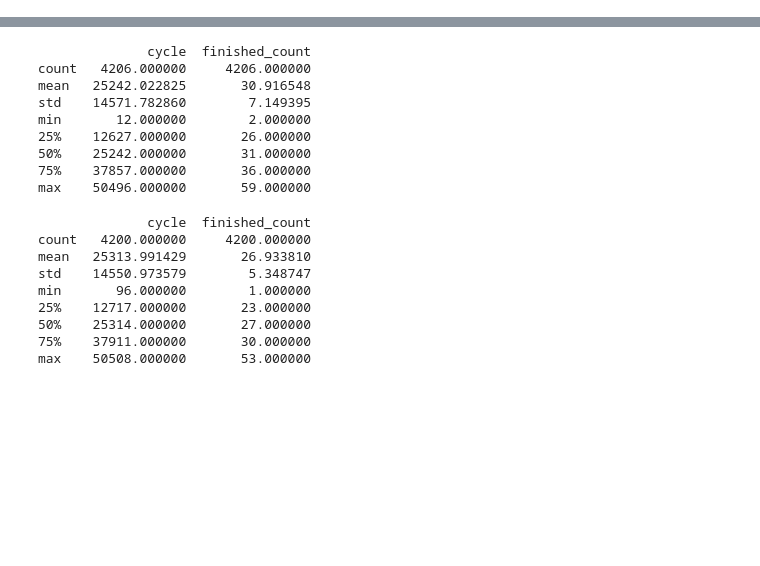
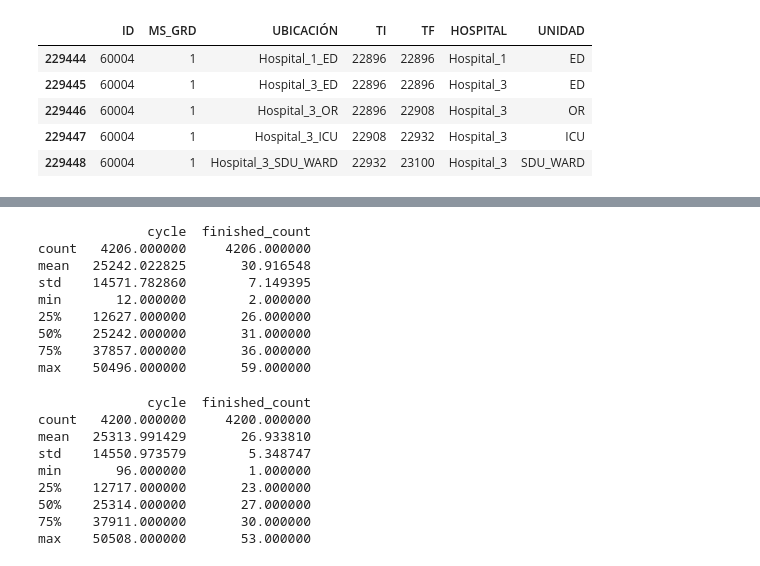
Before and after one commit to franfonte/Capstone, a Jupyter notebook: simulacion/1. codigo analisis/analisis_datos.ipynb, the cells around one changed output, grey strips where cells are left out. Saved outputs shown, nothing was run; the diff lists cells and outputs as text; code cells hidden in the pictures; blank space fills up the shorter version.

```diff
--- a/simulacion/1. codigo analisis/analisis_datos.ipynb
+++ b/simulacion/1. codigo analisis/analisis_datos.ipynb
@@ -45,0 +74,9 @@ print(cantidad)
+# %%
+df[df["ID"] == 60004]
+# %% [output]
+|  | ID | MS_GRD | UBICACIÓN | TI | TF | HOSPITAL | UNIDAD |
+| 229444 | 60004 | 1 | Hospital_1_ED | 22896 | 22896 | Hospital_1 | ED |
+| 229445 | 60004 | 1 | Hospital_3_ED | 22896 | 22896 | Hospital_3 | ED |
+| 229446 | 60004 | 1 | Hospital_3_OR | 22896 | 22908 | Hospital_3 | OR |
+| 229447 | 60004 | 1 | Hospital_3_ICU | 22908 | 22932 | Hospital_3 | ICU |
+| 229448 | 60004 | 1 | Hospital_3_SDU_WARD | 22932 | 23100 | Hospital_3 | SDU_WARD |
```
Also changed, not shown: parts of 15 cells of this notebook, 15 other files.
